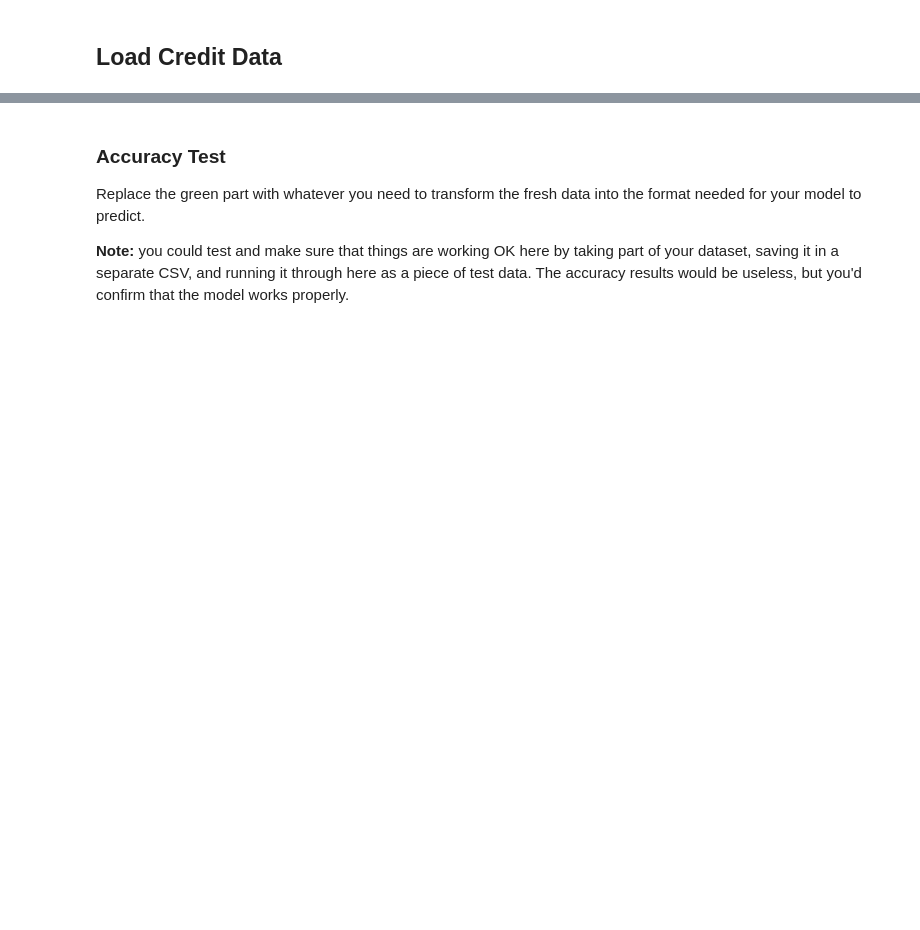
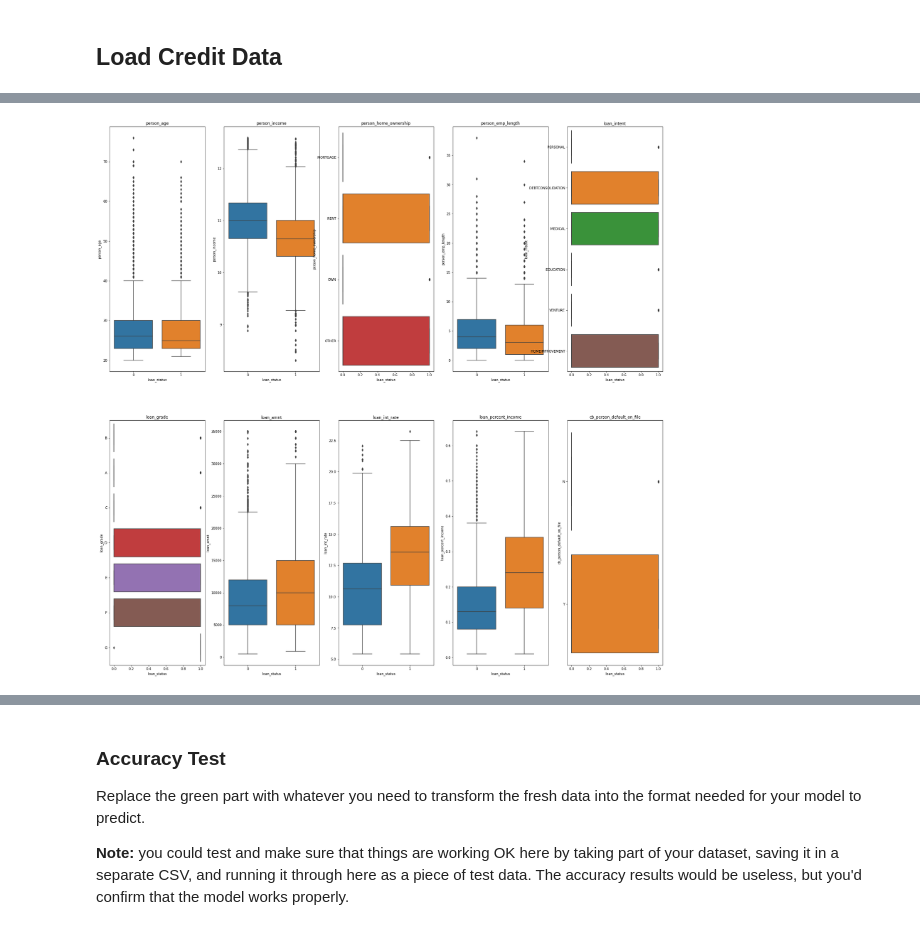
Before and after one commit to shaunmcgregor/BSIP_Assignment_4_Students, a Jupyter notebook: asn4_start.ipynb, the cells around one changed output, grey strips where cells are left out. Saved outputs shown, nothing was run; the diff lists cells and outputs as text; code cells hidden in the pictures; blank space fills up the shorter version.

```diff
--- a/asn4_start.ipynb
+++ b/asn4_start.ipynb
@@ -138,0 +138,20 @@ dtype: object
+# %%
+#Visualize differences
+feats = df.drop(columns={"loan_status"}).columns
+gCols = 5
+#gRows = math.ceil( (len(feats) - 1) /gCols )
+gRows = math.ceil( len(feats) /gCols )
+
+f, axes = plt.subplots(ncols=gCols, nrows=gRows, figsize=(30,30))
+i = 0
+q = 0
+for column in feats:
+    #sns.kdeplot(data=df, x=str(column), hue="Class", ax=axes[q][i])
+    sns.boxplot(x="loan_status", y=str(column), data=df, ax=axes[q][i])
+    axes[q][i].set_title(str(column))
+    i += 1
+    if i >= gCols:
+        i = 0
+        q += 1
+# %% [output]
+[figure, added]
```
Also changed, not shown: parts of 10 cells of this notebook.
